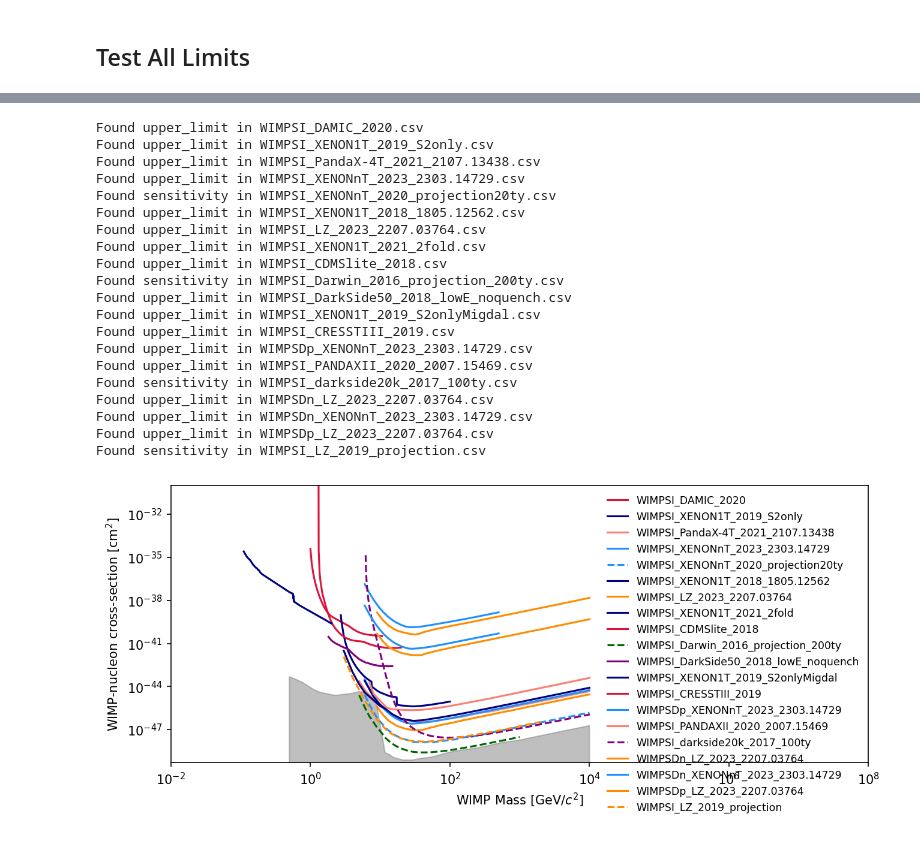
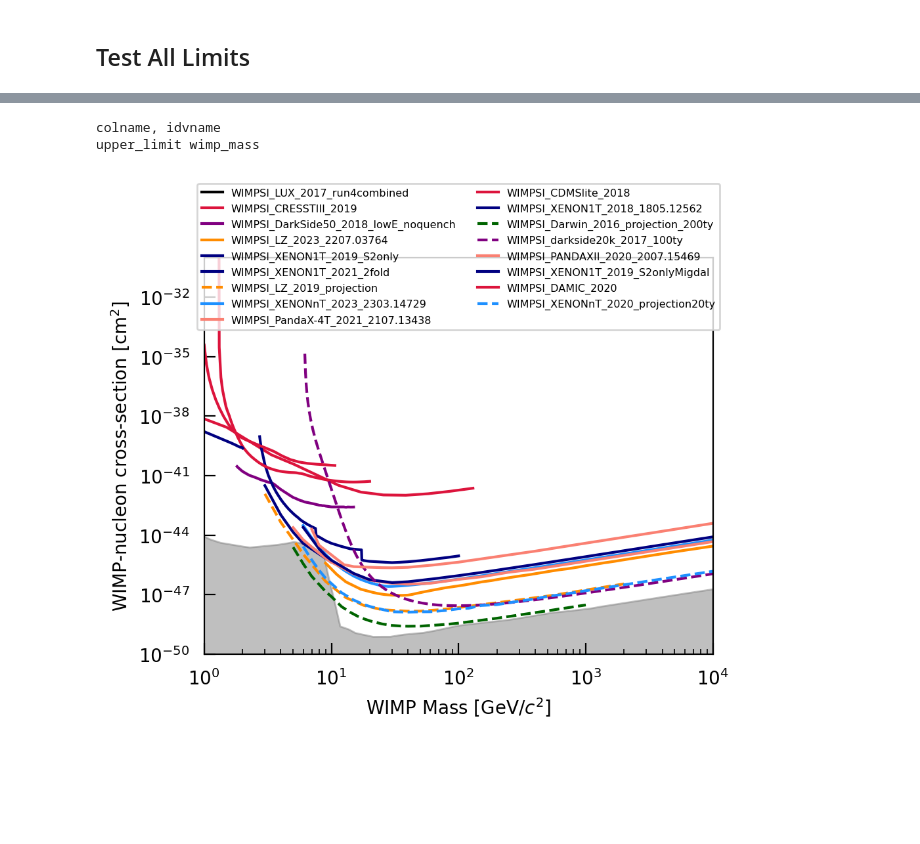
Before and after one commit to kdund/dd_limit_plot, a Jupyter notebook: notebooks/test_all_limits.ipynb, the cells around one changed output, grey strips where cells are left out. Saved outputs shown, nothing was run; the diff lists cells and outputs as text; code cells hidden in the pictures; blank space fills up the shorter version.

Commit message:
prettify test_all_limits and add extra instructions

```diff
--- a/notebooks/test_all_limits.ipynb
+++ b/notebooks/test_all_limits.ipynb
@@ -22,7 +25,8 @@ import glob
 data_path = "../data"
 # %%
-# Use glob to match all .csv files in the folder
-csv_files_full_path = glob.glob(os.path.join(data_path, '*.csv'))
+# Use glob to match all .csv files for SI WIMP-nucleon scattering limits in the folder
+csv_files_full_path = glob.glob(os.path.join(data_path, '*SI*.csv'))
+csv_files_full_path += glob.glob(os.path.join(data_path, 'nufloor*.csv'))
 
 # Extract just the file names
 csv_file_names = [os.path.basename(file) for file in csv_files_full_path]
@@ -55,55 +62,55 @@ WIMPSI_LZ_2019_projection.csv
 # %%
-fig = plt.subplots(figsize=(10,4), dpi=150)
+# Plot settings
+show_legend = True
+verbose = False
+
+fig = plt.subplots(figsize=(5,4), dpi=200)
 
 for file_name in csv_file_names:
     current_limit = DD_result(file_name)
     if "nufloor" in file_name:
         current_limit.plot_band(0., "nufloor", color="gray", alpha=0.5)
         continue
     try:
-    # Attempt to access "upper_limit" as if current_limit supports item access
+        # Attempt to access "upper_limit" as if current_limit supports item access
         upper_limit_value = current_limit["upper_limit"]
         # If the above line does not raise an exception, proceed with using upper_limit_value
         # For example, plotting or processing it
-        print(f"Found upper_limit in {file_name}")
+        if verbose:
+            print(f"Found upper_limit in {file_name}")
         current_limit.plot_upper_limit(label=file_name.replace(".csv", ""))
         continue
     except:
         pass
     try:
+        # Attempt to access "plot_sensitivity"
         sensitivity_value = current_limit["sensitivity_median"]
-        print(f"Found sensitivity in {file_name}")
+        if verbose:
+            print(f"Found sensitivity in {file_name}")
         current_limit.plot_sensitivity(label=file_name.replace(".csv", ""))
     except:
         print(f"Neither upper limit nor sensitivity exist in {file_name}")
 
+# Plot settings
 plt.yscale("log")
 plt.xscale("log")
 plt.xlabel("WIMP Mass [GeV$/c^2$]")
 plt.ylabel("WIMP-nucleon cross-section [cm$^2$]")
-plt.xlim([1e-2, 1e8])
-plt.ylim([5e-50, 1e-30])
-plt.legend(loc='upper right', fontsize='small', frameon=False)
+plt.xlim([1e0, 1e4])
+plt.ylim([1e-50, 1e-30])
+# modify ticks
+visible_ticks = {
+   "top": False,
+   "right": False
+}
+plt.gca().tick_params(which='major', direction='in', length=6, pad=8, **visible_ticks)
+plt.gca().tick_params(which='minor', direction='in', length=3, pad=8, **visible_ticks)
+
+if show_legend:
+    plt.legend(bbox_to_anchor =(0.5, 1.2), loc='upper center', ncol=2, fontsize='xx-small', frameon=True)
+
 plt.show()
 # %% [output]
-Found upper_limit in WIMPSI_DAMIC_2020.csv
-Found upper_limit in WIMPSI_XENON1T_2019_S2only.csv
-Found upper_limit in WIMPSI_PandaX-4T_2021_2107.13438.csv
-Found upper_limit in WIMPSI_XENONnT_2023_2303.14729.csv
-Found sensitivity in WIMPSI_XENONnT_2020_projection20ty.csv
-Found upper_limit in WIMPSI_XENON1T_2018_1805.12562.csv
-Found upper_limit in WIMPSI_LZ_2023_2207.03764.csv
-Found upper_limit in WIMPSI_XENON1T_2021_2fold.csv
-Found upper_limit in WIMPSI_CDMSlite_2018.csv
-Found sensitivity in WIMPSI_Darwin_2016_projection_200ty.csv
-Found upper_limit in WIMPSI_DarkSide50_2018_lowE_noquench.csv
-Found upper_limit in WIMPSI_XENON1T_2019_S2onlyMigdal.csv
-Found upper_limit in WIMPSI_CRESSTIII_2019.csv
-Found upper_limit in WIMPSDp_XENONnT_2023_2303.14729.csv
-Found upper_limit in WIMPSI_PANDAXII_2020_2007.15469.csv
-Found sensitivity in WIMPSI_darkside20k_2017_100ty.csv
-Found upper_limit in WIMPSDn_LZ_2023_2207.03764.csv
-Found upper_limit in WIMPSDn_XENONnT_2023_2303.14729.csv
-Found upper_limit in WIMPSDp_LZ_2023_2207.03764.csv
-Found sensitivity in WIMPSI_LZ_2019_projection.csv
+colname, idvname
+upper_limit wimp_mass
-[figure, old version]
+[figure, new version]
```
Also changed, not shown: parts of 5 cells of this notebook.
